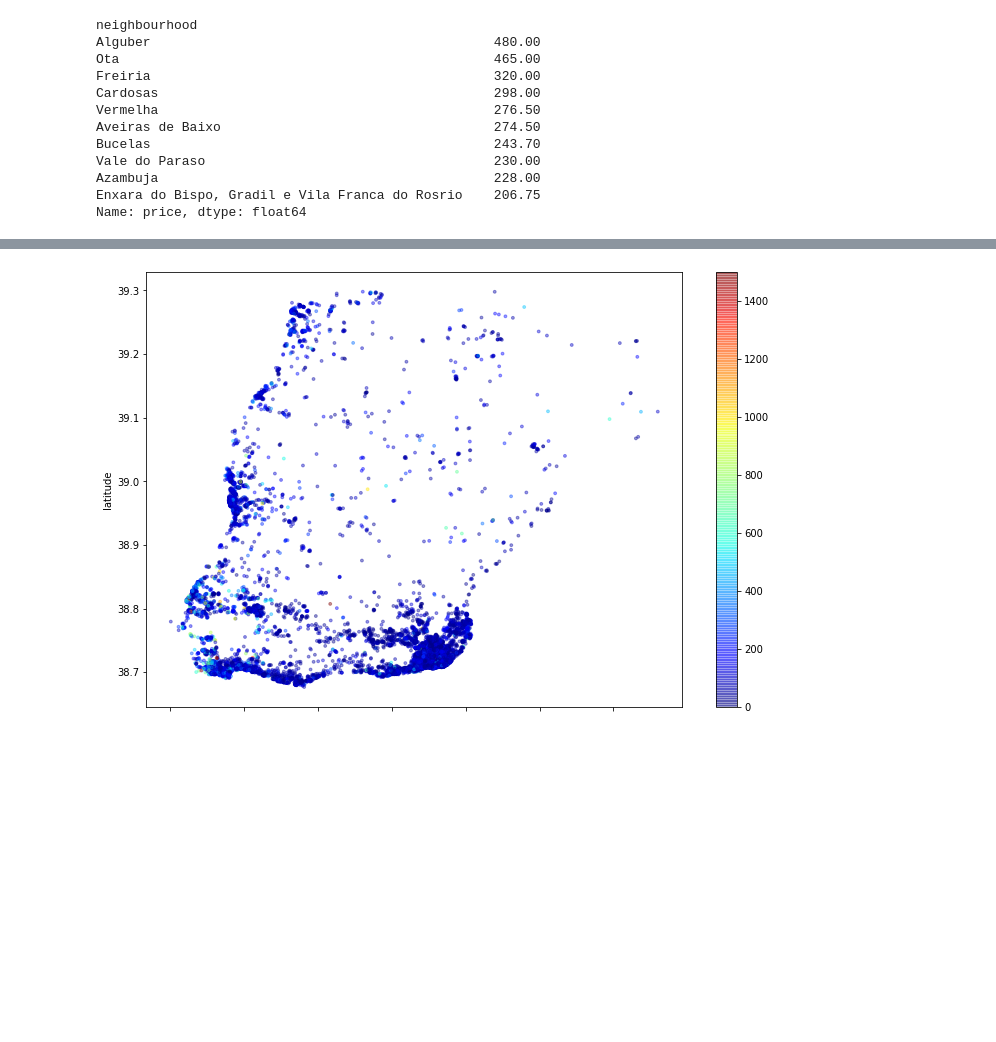
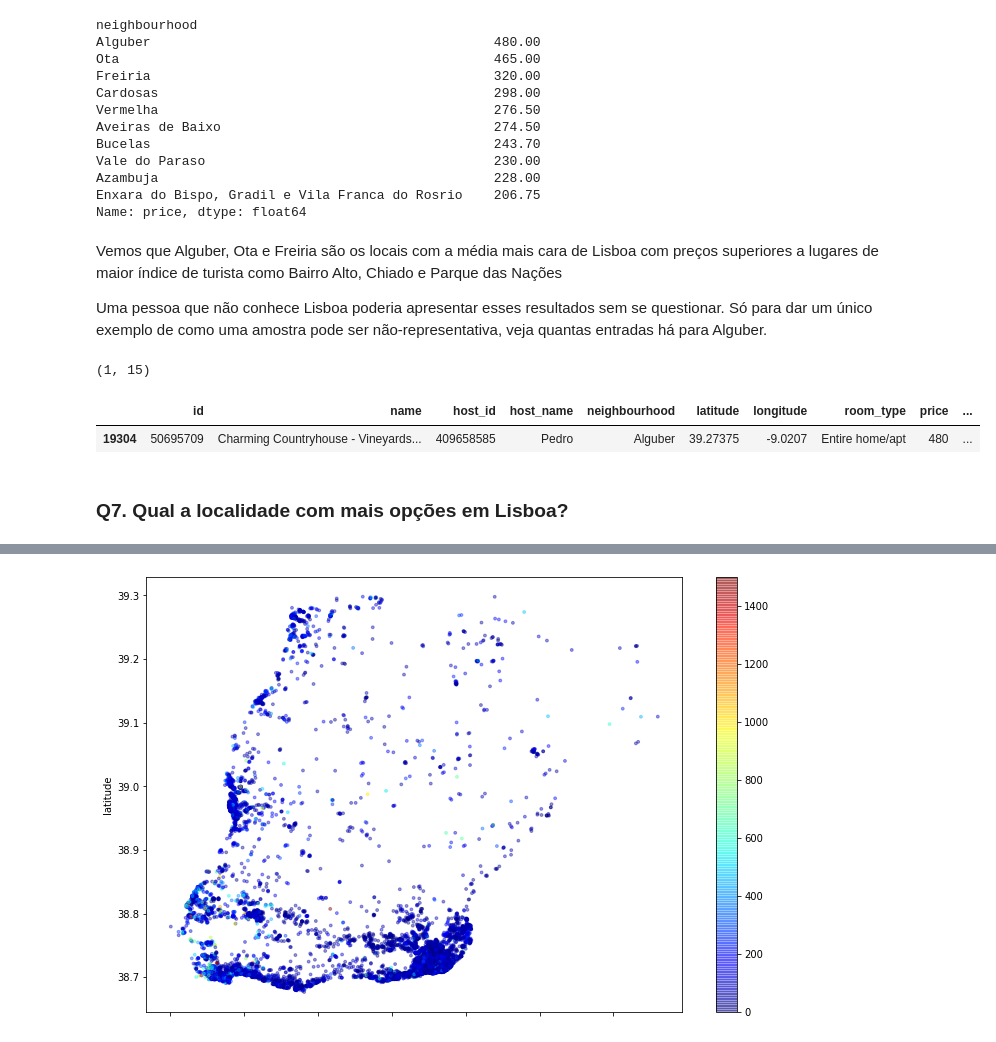
Before and after one commit to AlannaGonzaga/AirBnbLisbon, a Jupyter notebook: Analisando_os_Dados_do_Airbnb.ipynb, the cells around one changed output, grey strips where cells are left out. Cells and saved outputs as stored; diff of their text form; code cells hidden in the pictures; blank space fills up the shorter version.

```diff
--- a/Analisando_os_Dados_do_Airbnb.ipynb
+++ b/Analisando_os_Dados_do_Airbnb.ipynb
@@ -291,3 +327,20 @@ Vale do Paraso                                     230.00
 Azambuja                                           228.00
 Enxara do Bispo, Gradil e Vila Franca do Rosrio    206.75
 Name: price, dtype: float64
+# %% [markdown]
+Vemos que Alguber, Ota e Freiria são os locais com a média mais cara de Lisboa com preços superiores a lugares de maior índice de turista como Bairro Alto, Chiado e Parque das Nações
+
+Uma pessoa que não conhece Lisboa poderia apresentar esses resultados sem se questionar. Só para dar um único exemplo de como uma amostra pode ser não-representativa, veja quantas entradas há para Alguber.
+# %%
+# verificar quantidade de imóveis no bairro Alguer
+print(df_clean[df_clean.neighbourhood == 'Alguber'].shape)
+# %% [output]
+(1, 15)
+# %%
+# verificar os imóveis no bairro Alguber
+df_clean[df_clean.neighbourhood == 'Alguber']
+# %% [output]
+|  | id | name | host_id | host_name | neighbourhood | latitude | longitude | room_type | price | ... |
+| 19304 | 50695709 | Charming Countryhouse - Vineyards... | 409658585 | Pedro | Alguber | 39.27375 | -9.0207 | Entire home/apt | 480 | ... |
+# %% [markdown]
+### **Q7. Qual a localidade com mais opções em Lisboa?**
```
Also changed, not shown: parts of 17 cells of this notebook.
